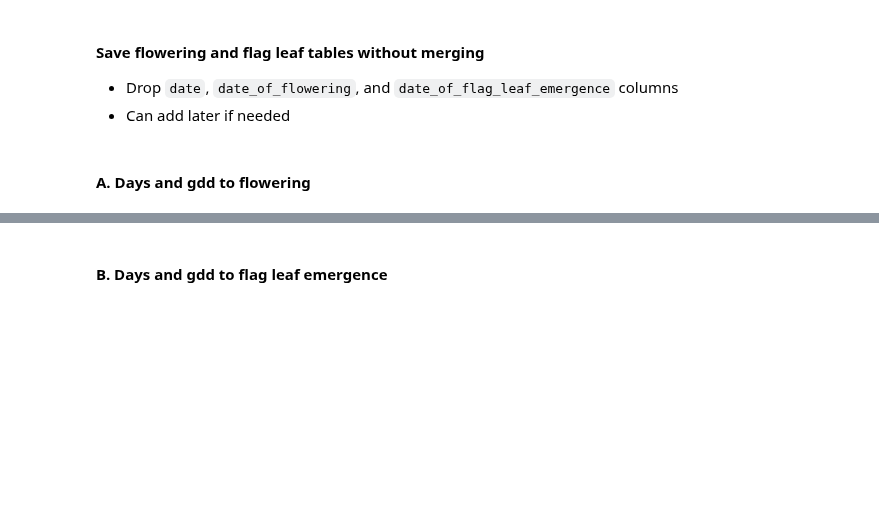
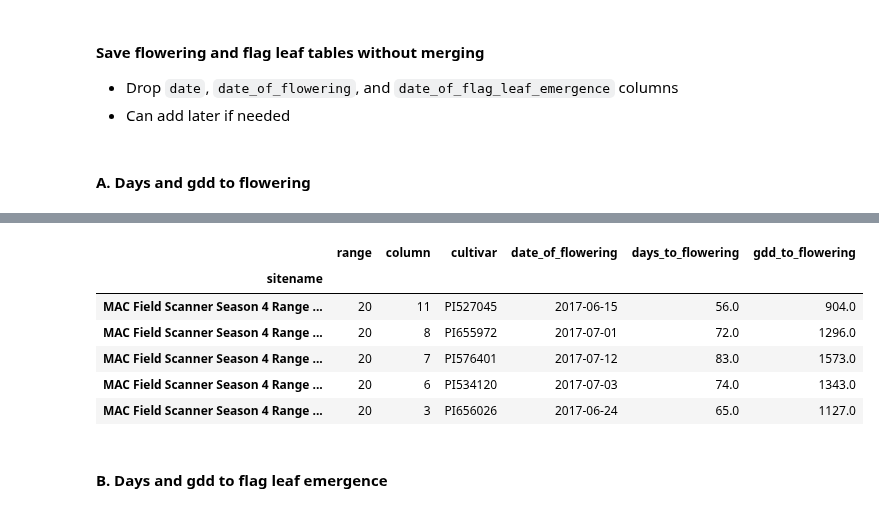
Before and after one commit to genophenoenvo/terraref-datasets, a Jupyter notebook: notebooks/gdd_values_season_4.ipynb, the cells around one changed output, grey strips where cells are left out. Drawn from its saved outputs; the diff is of its cells as text; code cells hidden in the pictures; blank space fills up the shorter version.

```diff
--- a/notebooks/gdd_values_season_4.ipynb
+++ b/notebooks/gdd_values_season_4.ipynb
@@ -494,3 +392,14 @@ print(flowering_10.shape)
+# %%
+flowering_11 = flowering_10.drop_duplicates()
+# flowering_11.head()
+# %% [output]
+|  | range | column | cultivar | date_of_flowering | days_to_flowering | gdd_to_flowering |
+| sitename |  |  |  |  |  |  |
+| MAC Field Scanner Season 4 Range ... | 20 | 11 | PI527045 | 2017-06-15 | 56.0 | 904.0 |
+| MAC Field Scanner Season 4 Range ... | 20 | 8 | PI655972 | 2017-07-01 | 72.0 | 1296.0 |
+| MAC Field Scanner Season 4 Range ... | 20 | 7 | PI576401 | 2017-07-12 | 83.0 | 1573.0 |
+| MAC Field Scanner Season 4 Range ... | 20 | 6 | PI534120 | 2017-07-03 | 74.0 | 1343.0 |
+| MAC Field Scanner Season 4 Range ... | 20 | 3 | PI656026 | 2017-06-24 | 65.0 | 1127.0 |
 # %% [markdown]
 #### B. Days and gdd to flag leaf emergence
 # %%
```
Also changed, not shown: parts of 24 cells of this notebook.
